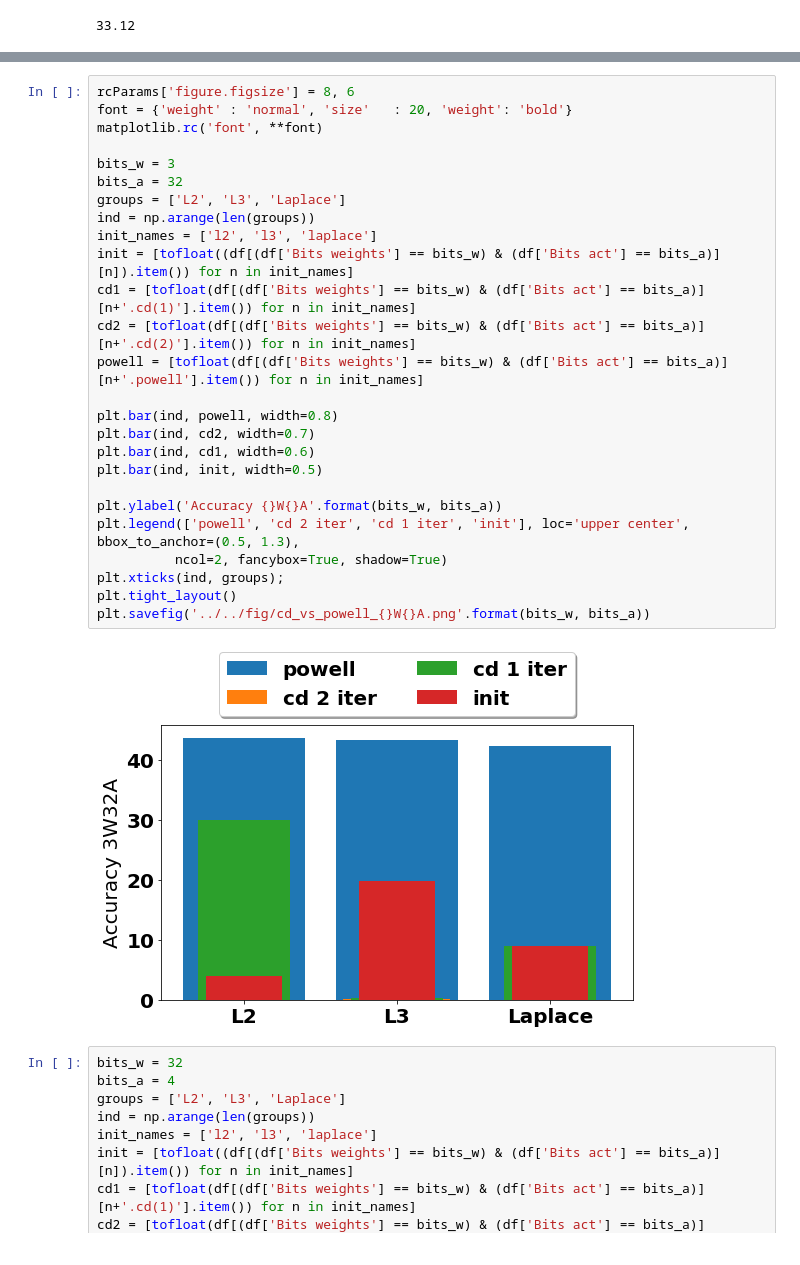
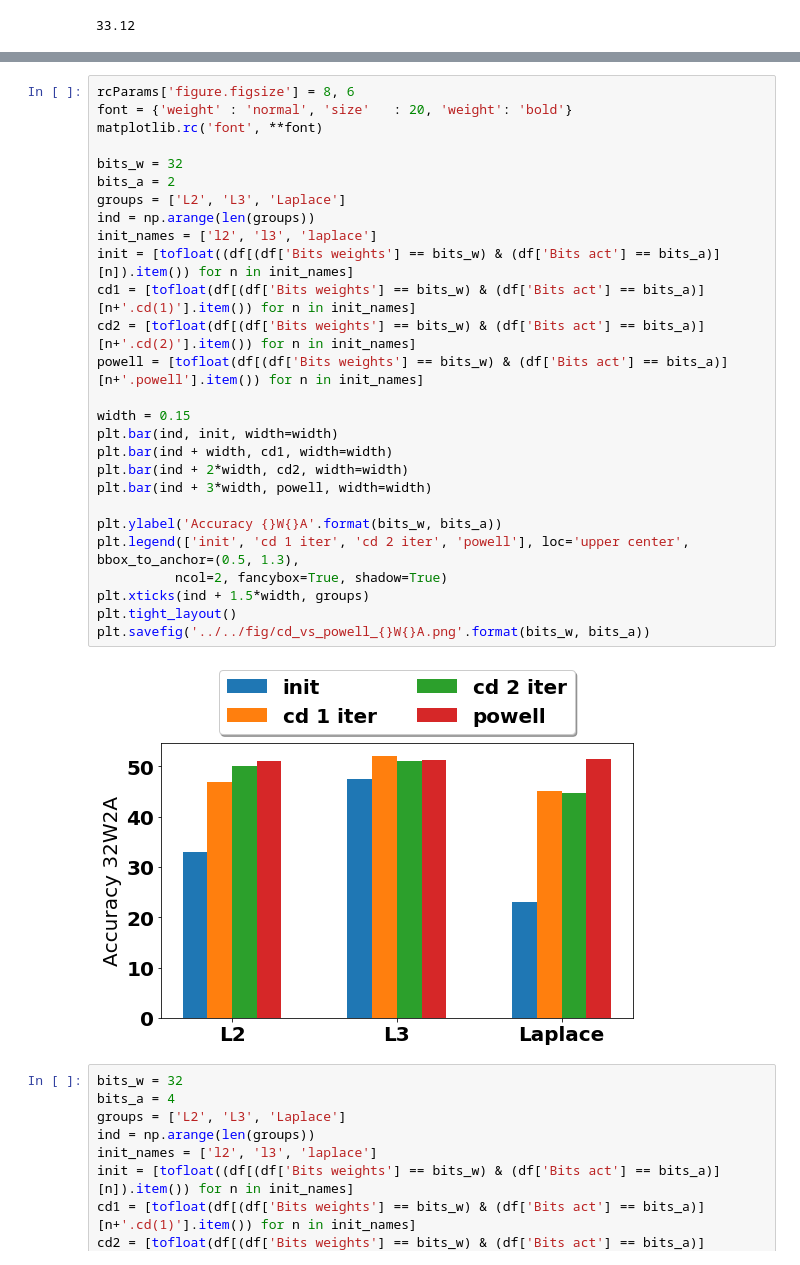
Before and after one commit to ynahshan/nn-quantization-pytorch, a Jupyter notebook: jupyter/cvpr2020/CDvsPowell.ipynb, the cells around one changed output, grey strips where cells are left out. Saved outputs shown, nothing was run; the diff lists cells and outputs as text.

Commit message:
add L1 update figures

```diff
--- a/jupyter/cvpr2020/CDvsPowell.ipynb
+++ b/jupyter/cvpr2020/CDvsPowell.ipynb
@@ -32,31 +69,32 @@ tofloat('33.12%')
 # %%
 rcParams['figure.figsize'] = 8, 6
 font = {'weight' : 'normal', 'size'   : 20, 'weight': 'bold'}
 matplotlib.rc('font', **font)
 
-bits_w = 3
-bits_a = 32
+bits_w = 32
+bits_a = 2
 groups = ['L2', 'L3', 'Laplace']
 ind = np.arange(len(groups))
 init_names = ['l2', 'l3', 'laplace']
 init = [tofloat((df[(df['Bits weights'] == bits_w) & (df['Bits act'] == bits_a)][n]).item()) for n in init_names]
 cd1 = [tofloat(df[(df['Bits weights'] == bits_w) & (df['Bits act'] == bits_a)][n+'.cd(1)'].item()) for n in init_names]
 cd2 = [tofloat(df[(df['Bits weights'] == bits_w) & (df['Bits act'] == bits_a)][n+'.cd(2)'].item()) for n in init_names]
 powell = [tofloat(df[(df['Bits weights'] == bits_w) & (df['Bits act'] == bits_a)][n+'.powell'].item()) for n in init_names]
 
-plt.bar(ind, powell, width=0.8)
-plt.bar(ind, cd2, width=0.7)
-plt.bar(ind, cd1, width=0.6)
-plt.bar(ind, init, width=0.5)
+width = 0.15
+plt.bar(ind, init, width=width)
+plt.bar(ind + width, cd1, width=width)
+plt.bar(ind + 2*width, cd2, width=width)
+plt.bar(ind + 3*width, powell, width=width)
 
 plt.ylabel('Accuracy {}W{}A'.format(bits_w, bits_a))
-plt.legend(['powell', 'cd 2 iter', 'cd 1 iter', 'init'], loc='upper center', bbox_to_anchor=(0.5, 1.3),
+plt.legend(['init', 'cd 1 iter', 'cd 2 iter', 'powell'], loc='upper center', bbox_to_anchor=(0.5, 1.3),
           ncol=2, fancybox=True, shadow=True)
-plt.xticks(ind, groups);
+plt.xticks(ind + 1.5*width, groups)
 plt.tight_layout()
 plt.savefig('../../fig/cd_vs_powell_{}W{}A.png'.format(bits_w, bits_a))
 # %% [output]
-[figure, old version]
+[figure, new version]
 # %%
 bits_w = 32
 bits_a = 4
```
Also changed, not shown: parts of 1 cell of this notebook, 26 other files.
